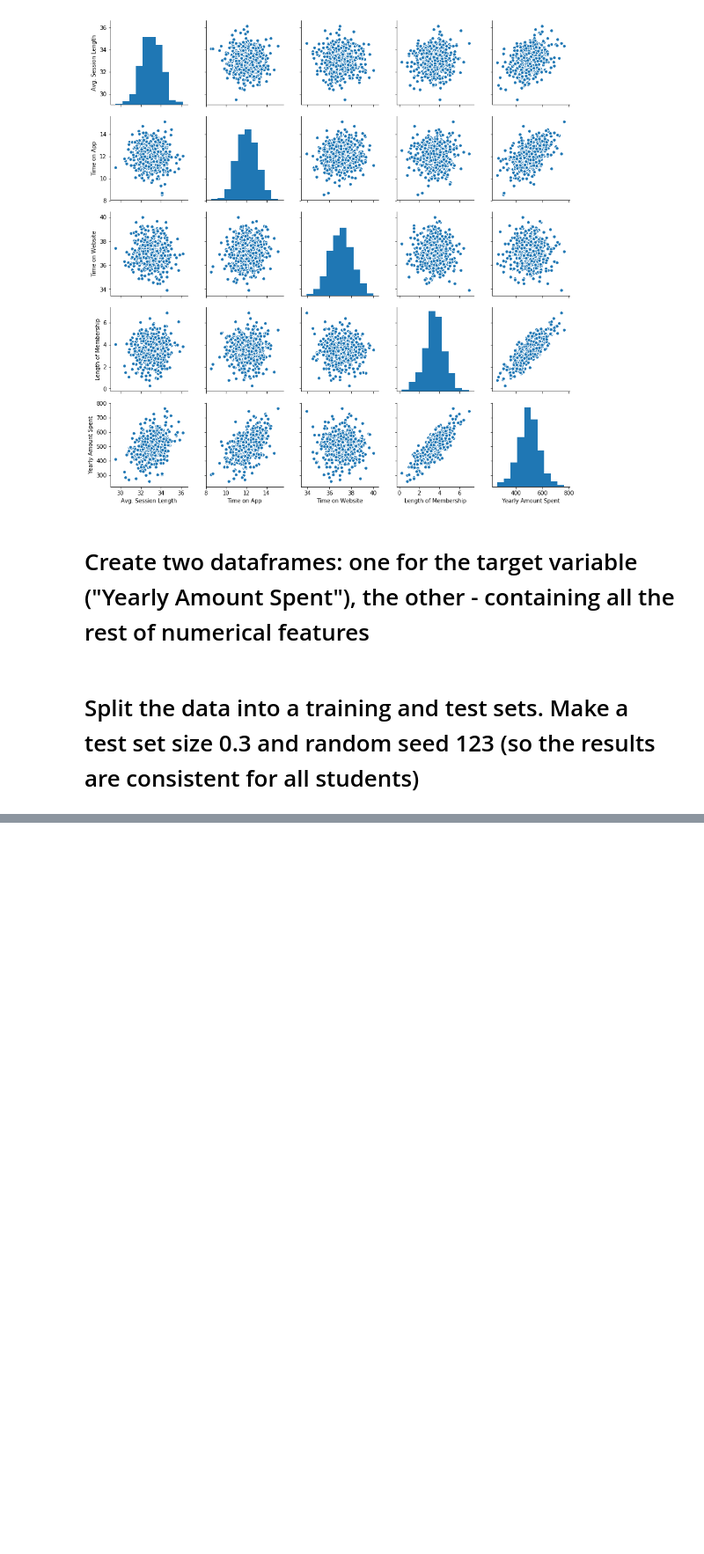
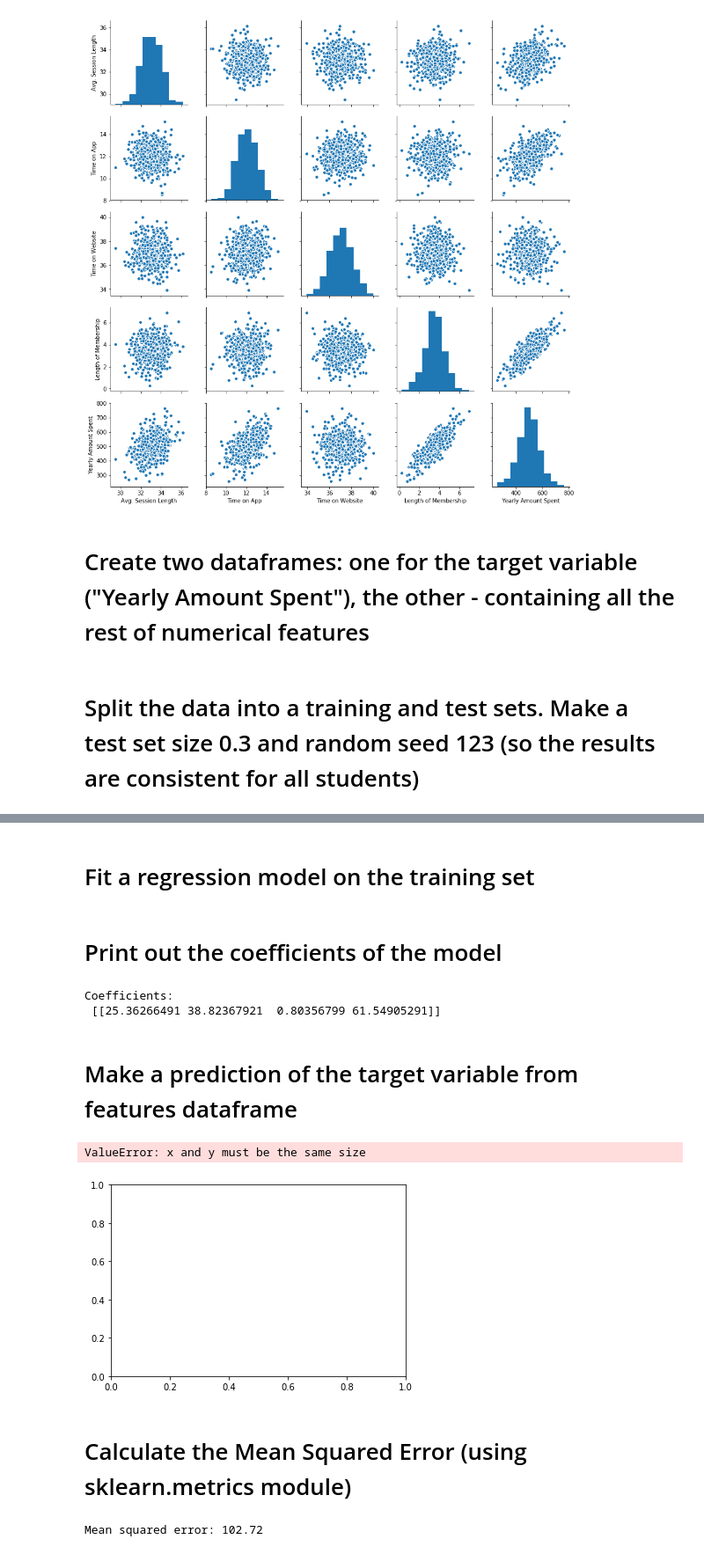
Before and after one commit to steveflys/data-science, a Jupyter notebook: regression.ipynb, the cells around one changed output, grey strips where cells are left out. Shown at 88% size. Drawn from its saved outputs; the diff is of its cells as text; code cells hidden in the pictures; blank space fills up the shorter version.

```diff
--- a/regression.ipynb
+++ b/regression.ipynb
@@ -72,7 +75,12 @@ sns.pairplot(df)
 # %% [markdown]
 # Create two dataframes: one for the target variable ("Yearly Amount Spent"), the other - containing all the rest of numerical features
 # %%
-yearly_amount_spent = pd.DataFrame(df['Yearly Amount Spent'])
-cust_data = pd.DataFrame(df.drop(columns="Yearly Amount Spent"))
+yearly_spent = pd.DataFrame(df['Yearly Amount Spent'])
+cust_data = pd.DataFrame(df.drop(columns=['Yearly Amount Spent', 'Email', 'Address', 'Avatar']))
+#cust_data = pd.DataFrame(df['Length of Membership'])
 # %% [markdown]
 # Split the data into a training and test sets. Make a test set size 0.3 and random seed 123 (so the results are consistent for all students)
+# %%
+#X_train, X_test, Y_train, Y_test = (cust_data, yearly_spent, test_size=0.3, random_state=123)
+X_train, X_test, Y_train, Y_test = train_test_split(cust_data, yearly_spent, test_size=0.3, random_state=123)
+Y_train.head()
@@ -78,0 +94,34 @@ cust_data = pd.DataFrame(df.drop(columns="Yearly Amount Spent"))
+# %% [markdown]
+# Fit a regression model on the training set
+# %%
+regr = LinearRegression()
+regr.fit(X_train, Y_train)
+Y_pred = regr.predict(X_test)
+# %% [markdown]
+# Print out the coefficients of the model
+# %%
+print('Coefficients: \n', regr.coef_)
+# %% [output]
+Coefficients:
+ [[25.36266491 38.82367921  0.80356799 61.54905291]]
+# %% [markdown]
+# Make a prediction of the target variable from features dataframe
+# %%
+# Plot outputs
+plt.scatter(X_test, Y_test,  color='black')
+plt.plot(X_test, Y_pred, color='blue', linewidth=3)
+
+plt.show()
+# %% [output]
+ValueError: x and y must be the same size
+[figure, added]
+# %% [markdown]
+# Calculate the Mean Squared Error (using sklearn.metrics module)
+# %%
+# The mean squared error
+from sklearn.metrics import mean_squared_error, r2_score
+
+print("Mean squared error: %.2f"
+      % mean_squared_error(Y_test, Y_pred))
+# %% [output]
+Mean squared error: 102.72
```
Also changed, not shown: parts of 7 cells of this notebook.
